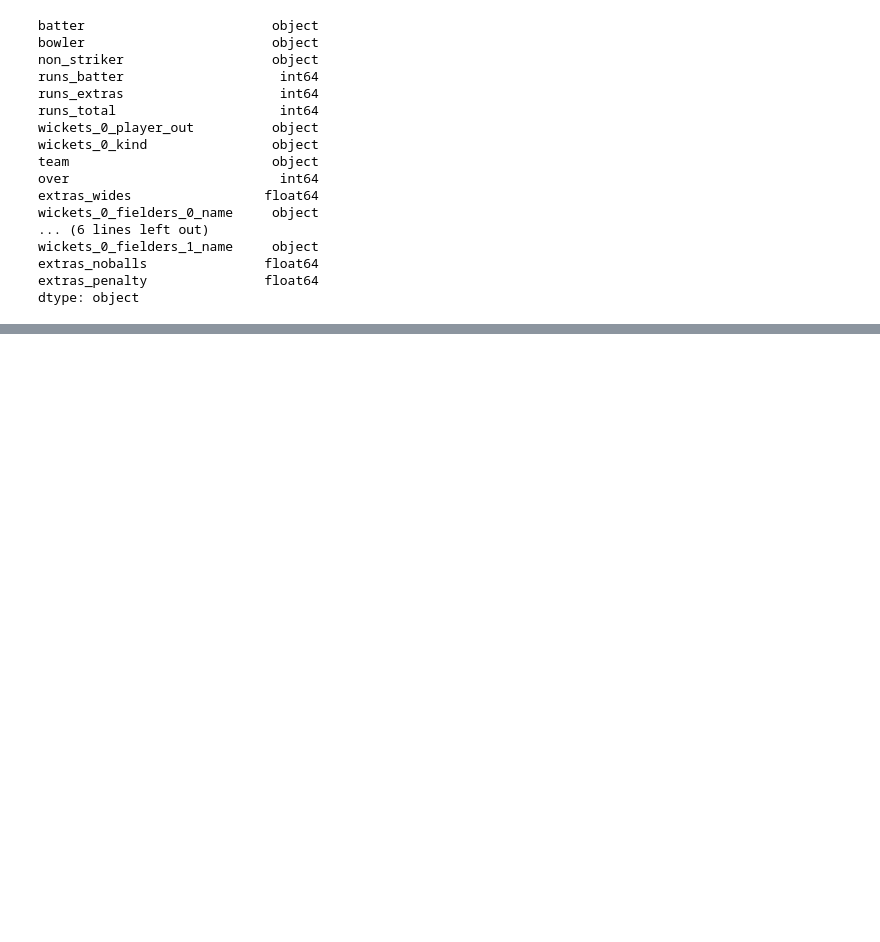
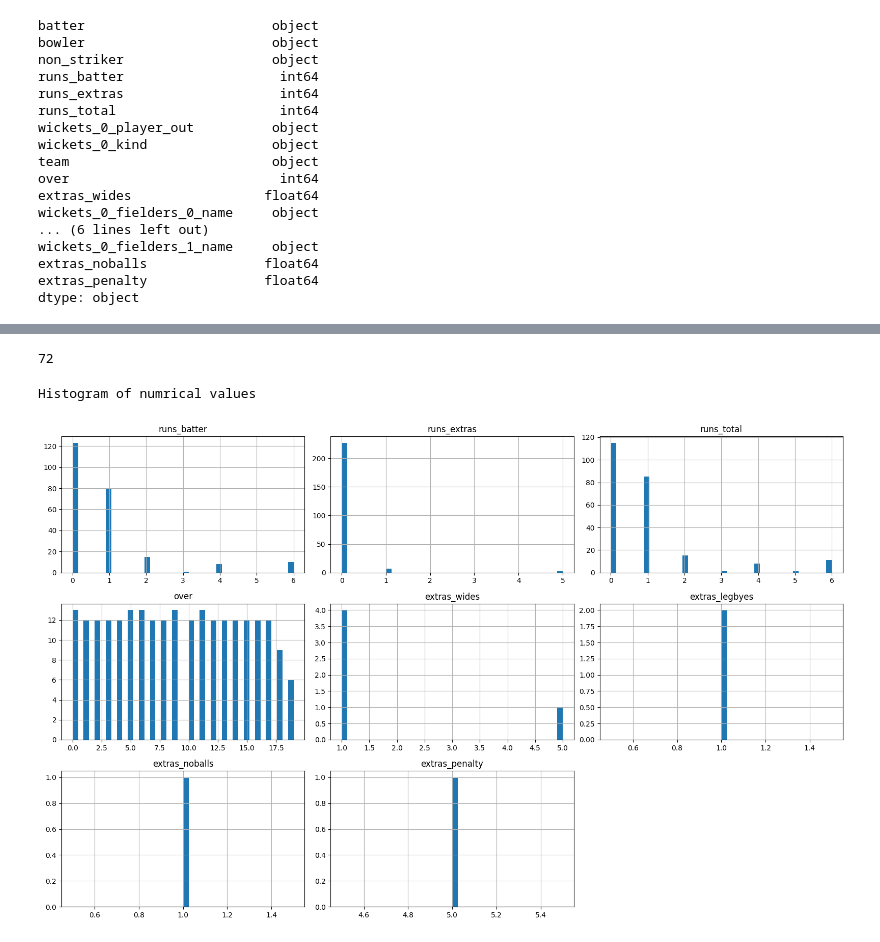
Before and after one commit to ayuri1512/Data-Science-Projects, a Jupyter notebook: T20worldcup.ipynb, the cells around one changed output, grey strips where cells are left out. Cells and saved outputs as stored; diff of their text form; code cells hidden in the pictures; blank space fills up the shorter version.

```diff
--- a/T20worldcup.ipynb
+++ b/T20worldcup.ipynb
@@ -115,0 +174,14 @@ dtype: object
+# %%
+#identifying duplicate values
+df.duplicated().sum()
+# %% [output]
+72
+# %%
+#Visulizing the data to examin numrical value
+print('Histogram of numrical values')
+df.hist(bins = 40, figsize = (16,10))
+plt.tight_layout()
+plt.show()
+# %% [output]
+Histogram of numrical values
+[figure, added]
```
Also changed, not shown: parts of 12 cells of this notebook.
